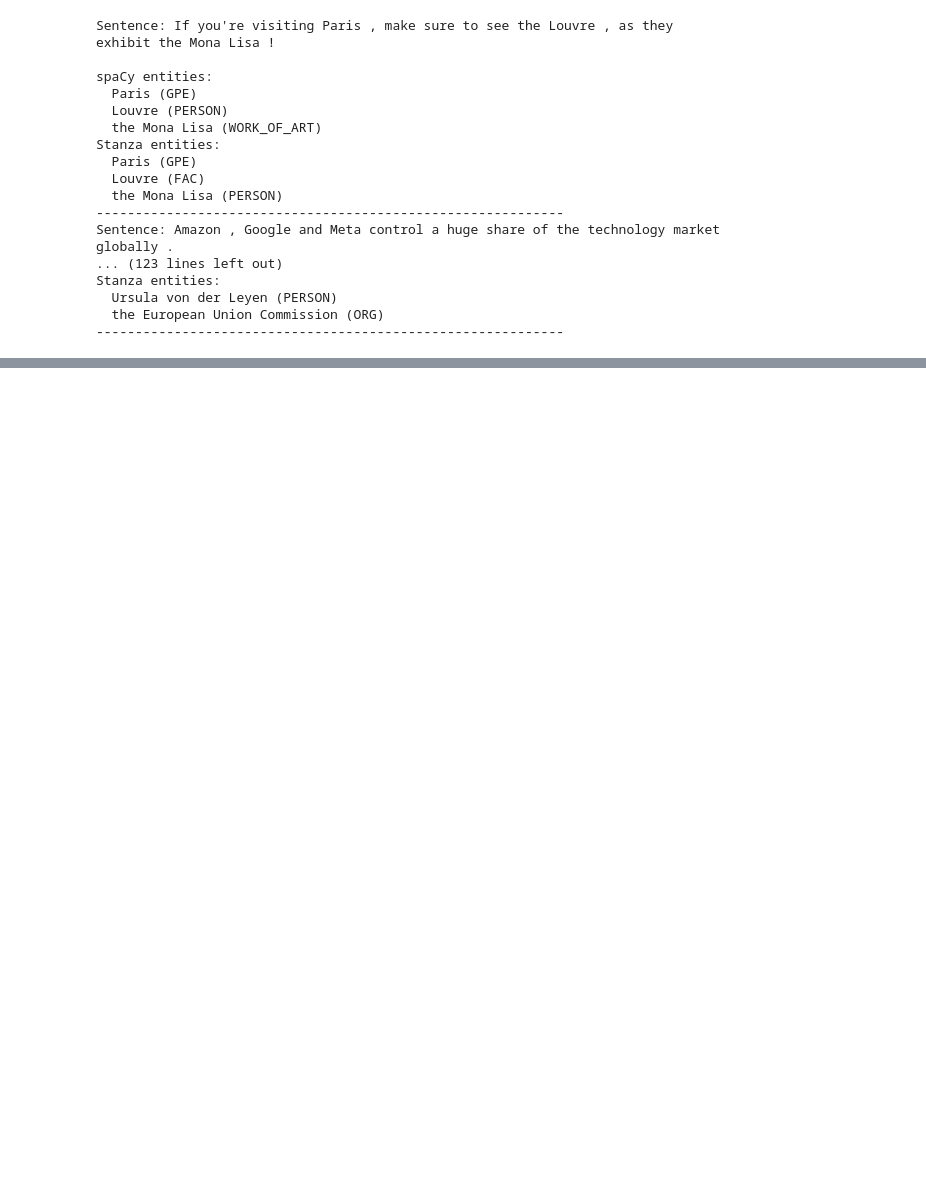
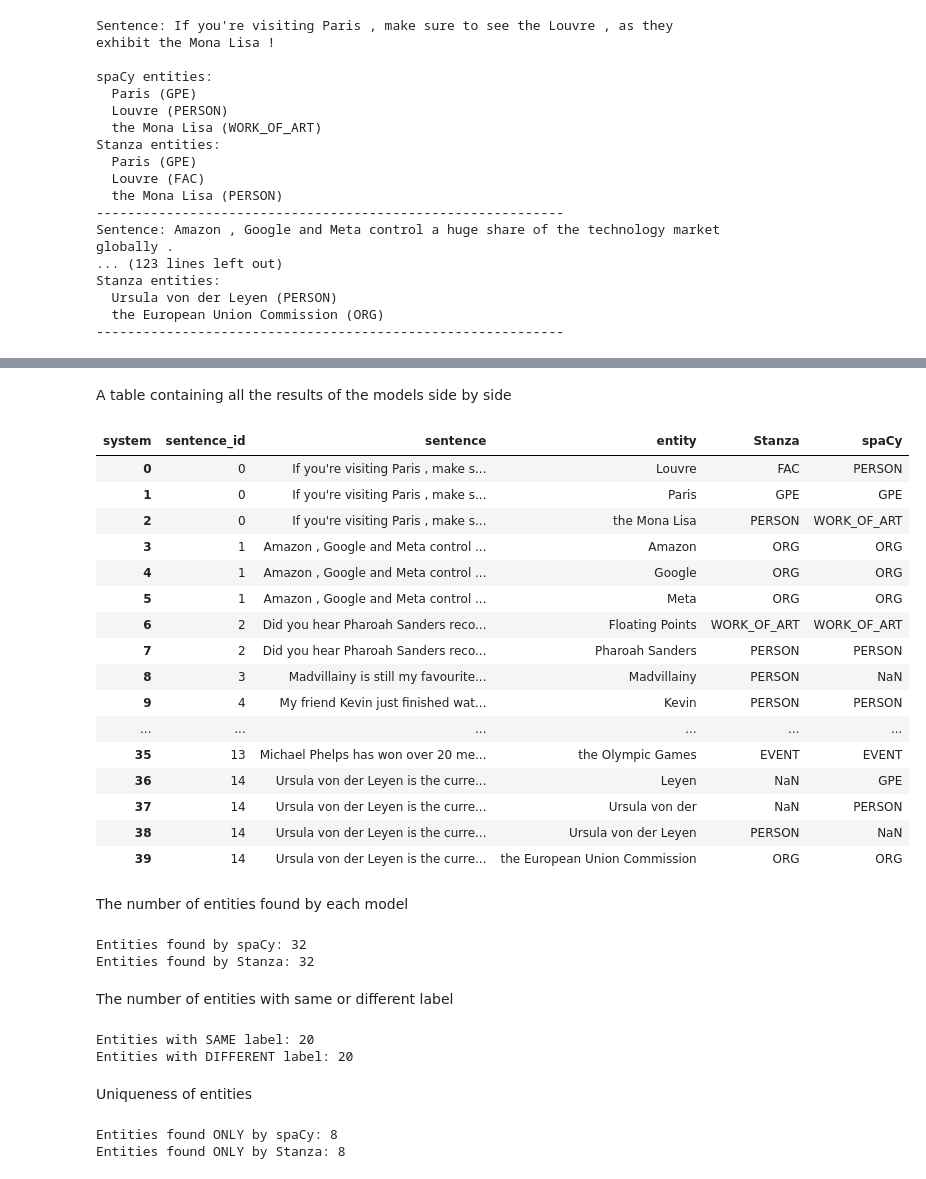
Before and after one commit to Vseonym/Text-Mining-For-AI, a Jupyter notebook: NER/ner.ipynb, the cells around one changed output, grey strips where cells are left out. Drawn from its saved outputs; the diff is of its cells as text; code cells hidden in the pictures; blank space fills up the shorter version.

```diff
--- a/NER/ner.ipynb
+++ b/NER/ner.ipynb
@@ -107,0 +119,69 @@ Stanza entities:
+# %% [markdown]
+A table containing all the results of the models side by side
+# %%
+# Pivot the comparison DataFrame to see spaCy and Stanza side by side
+pivot_df = comparison_df.pivot_table(
+    index=['sentence_id', 'sentence', 'entity'],
+    columns='system',
+    values='label',
+    aggfunc='first'
+).reset_index()
+
+pd.set_option('display.max_colwidth', None)
+display(pivot_df)
+# %% [output]
+| system | sentence_id | sentence | entity | Stanza | spaCy |
+| 0 | 0 | If you're visiting Paris , make s... | Louvre | FAC | PERSON |
+| 1 | 0 | If you're visiting Paris , make s... | Paris | GPE | GPE |
+| 2 | 0 | If you're visiting Paris , make s... | the Mona Lisa | PERSON | WORK_OF_ART |
+| 3 | 1 | Amazon , Google and Meta control ... | Amazon | ORG | ORG |
+| 4 | 1 | Amazon , Google and Meta control ... | Google | ORG | ORG |
+| 5 | 1 | Amazon , Google and Meta control ... | Meta | ORG | ORG |
+| 6 | 2 | Did you hear Pharoah Sanders reco... | Floating Points | WORK_OF_ART | WORK_OF_ART |
+| 7 | 2 | Did you hear Pharoah Sanders reco... | Pharoah Sanders | PERSON | PERSON |
+| 8 | 3 | Madvillainy is still my favourite... | Madvillainy | PERSON | NaN |
+| 9 | 4 | My friend Kevin just finished wat... | Kevin | PERSON | PERSON |
+| ... | ... | ... | ... | ... | ... |
+| 35 | 13 | Michael Phelps has won over 20 me... | the Olympic Games | EVENT | EVENT |
+| 36 | 14 | Ursula von der Leyen is the curre... | Leyen | NaN | GPE |
+| 37 | 14 | Ursula von der Leyen is the curre... | Ursula von der | NaN | PERSON |
+| 38 | 14 | Ursula von der Leyen is the curre... | Ursula von der Leyen | PERSON | NaN |
+| 39 | 14 | Ursula von der Leyen is the curre... | the European Union Commission | ORG | ORG |
+# %% [markdown]
+The number of entities found by each model
+# %%
+# Count entities found by each model
+n_spacy = comparison_df[comparison_df['system'] == 'spaCy'].shape[0]
+n_stanza = comparison_df[comparison_df['system'] == 'Stanza'].shape[0]
+
+print(f"Entities found by spaCy: {n_spacy}")
+print(f"Entities found by Stanza: {n_stanza}")
+# %% [output]
+Entities found by spaCy: 32
+Entities found by Stanza: 32
+# %% [markdown]
+The number of entities with same or different label
+# %%
+# Entities found by both systems (side-by-side comparison)
+filtered = pivot_df.dropna(subset=['spaCy', 'Stanza'], how='all')
+agreement = filtered[filtered['spaCy'] == filtered['Stanza']]
+disagreement = filtered[filtered['spaCy'] != filtered['Stanza']]
+
+print(f"Entities with SAME label: {len(agreement)}")
+print(f"Entities with DIFFERENT label: {len(disagreement)}")
+# %% [output]
+Entities with SAME label: 20
+Entities with DIFFERENT label: 20
+# %% [markdown]
+Uniqueness of entities
+# %%
+# Entities found only by spaCy
+only_spacy = pivot_df[(pivot_df['spaCy'].notna()) & (pivot_df['Stanza'].isna())]
+# Entities found only by Stanza
+only_stanza = pivot_df[(pivot_df['Stanza'].notna()) & (pivot_df['spaCy'].isna())]
+
+print(f"Entities found ONLY by spaCy: {len(only_spacy)}")
+print(f"Entities found ONLY by Stanza: {len(only_stanza)}")
+# %% [output]
+Entities found ONLY by spaCy: 8
+Entities found ONLY by Stanza: 8
```
Also changed, not shown: parts of 27 cells of this notebook.
